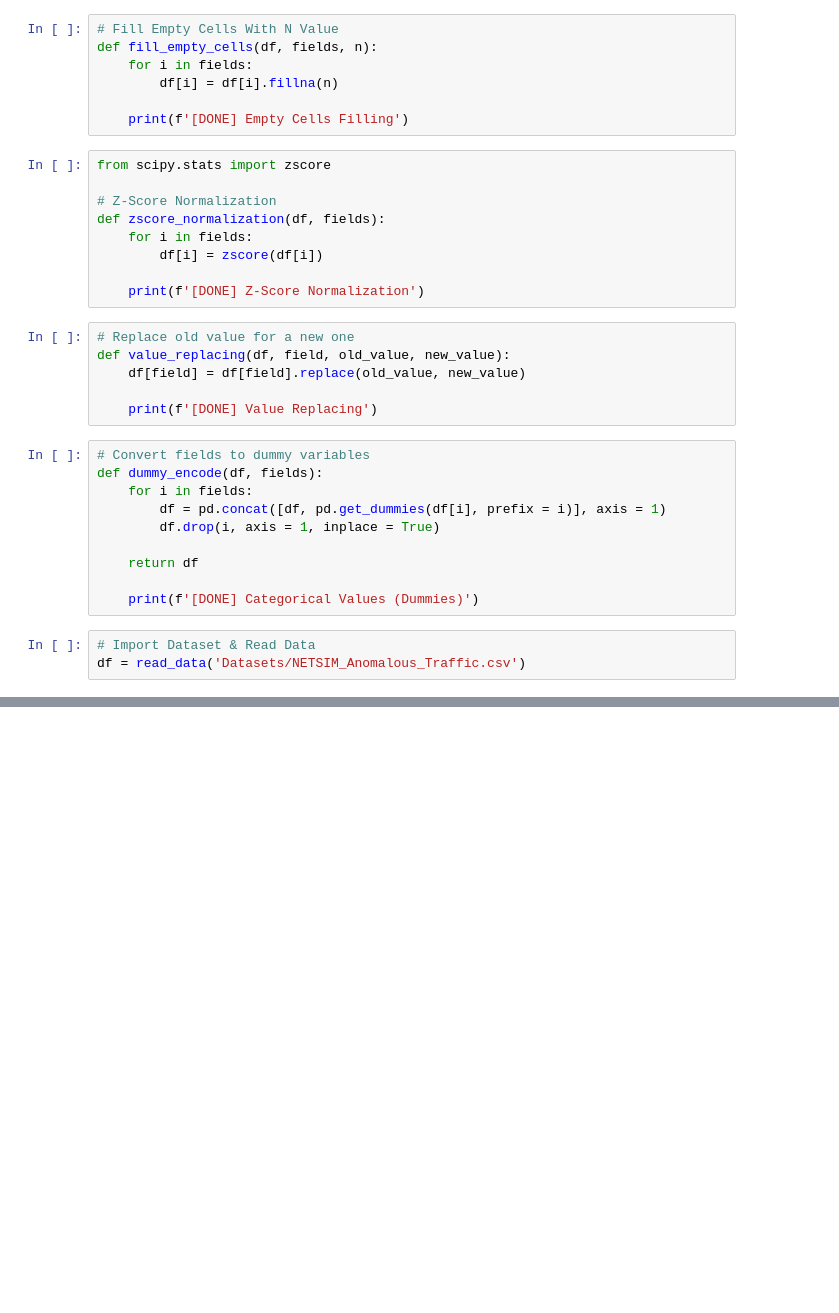
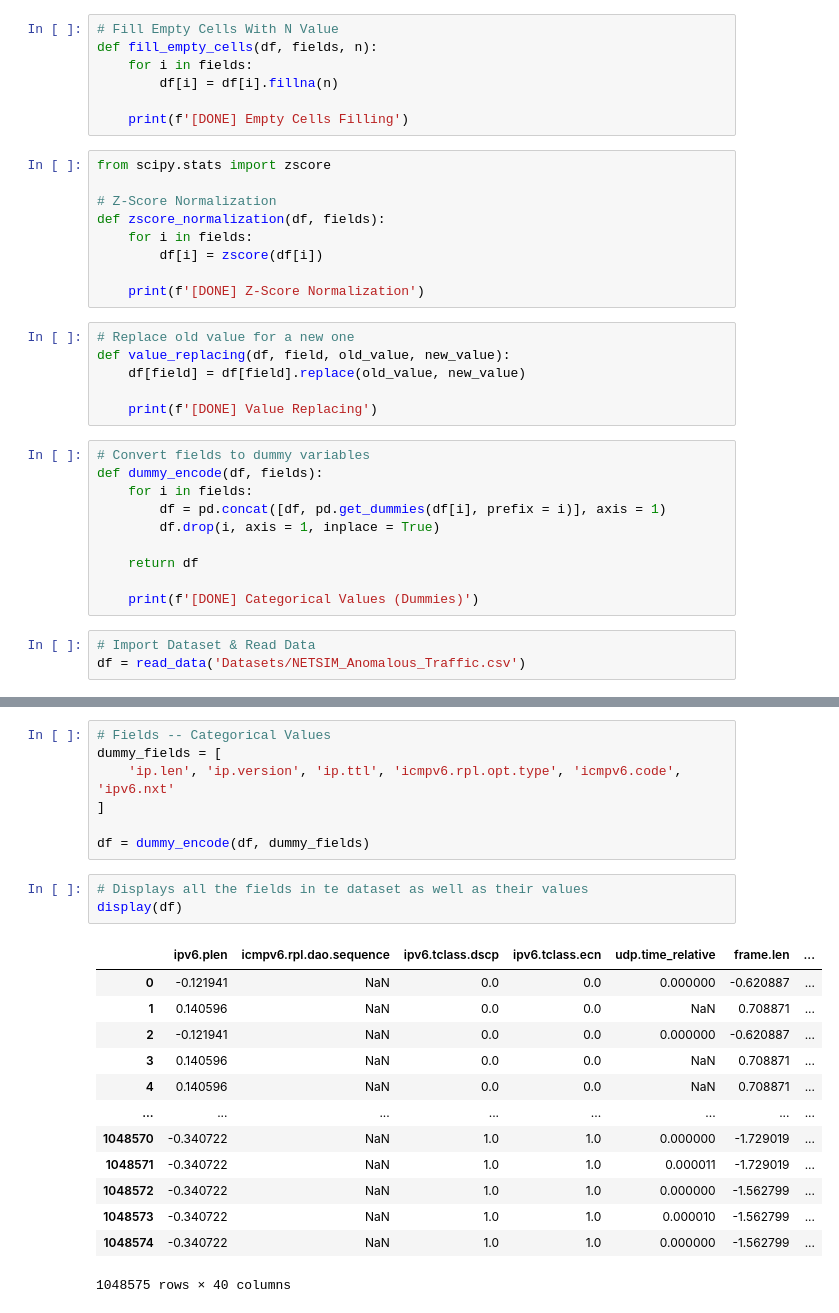
Before and after one commit to CIIC-C-T-Polytechnic-of-Leiria/IA-IoT-Security-S2X, a Jupyter notebook: Neural Networks/[NetSim] Data Encoding & Neural Network - Binary & Multiclass Classification - Version 01.ipynb, the cells around one changed output, grey strips where cells are left out. Saved outputs shown, nothing was run; the diff lists cells and outputs as text; blank space fills up the shorter version.

```diff
--- a/Neural Networks/[NetSim] Data Encoding & Neural Network - Binary & Multiclass Classification - Version 01.ipynb
+++ b/Neural Networks/[NetSim] Data Encoding & Neural Network - Binary & Multiclass Classification - Version 01.ipynb
@@ -148,0 +201,24 @@ display(df)
+# %%
+# Fields -- Categorical Values
+dummy_fields = [
+    'ip.len', 'ip.version', 'ip.ttl', 'icmpv6.rpl.opt.type', 'icmpv6.code', 'ipv6.nxt'
+]
+
+df = dummy_encode(df, dummy_fields)
+# %%
+# Displays all the fields in te dataset as well as their values
+display(df)
+# %% [output]
+|  | ipv6.plen | icmpv6.rpl.dao.sequence | ipv6.tclass.dscp | ipv6.tclass.ecn | udp.time_relative | frame.len | ... |
+| 0 | -0.121941 | NaN | 0.0 | 0.0 | 0.000000 | -0.620887 | ... |
+| 1 | 0.140596 | NaN | 0.0 | 0.0 | NaN | 0.708871 | ... |
+| 2 | -0.121941 | NaN | 0.0 | 0.0 | 0.000000 | -0.620887 | ... |
+| 3 | 0.140596 | NaN | 0.0 | 0.0 | NaN | 0.708871 | ... |
+| 4 | 0.140596 | NaN | 0.0 | 0.0 | NaN | 0.708871 | ... |
+| ... | ... | ... | ... | ... | ... | ... | ... |
+| 1048570 | -0.340722 | NaN | 1.0 | 1.0 | 0.000000 | -1.729019 | ... |
+| 1048571 | -0.340722 | NaN | 1.0 | 1.0 | 0.000011 | -1.729019 | ... |
+| 1048572 | -0.340722 | NaN | 1.0 | 1.0 | 0.000000 | -1.562799 | ... |
+| 1048573 | -0.340722 | NaN | 1.0 | 1.0 | 0.000010 | -1.562799 | ... |
+| 1048574 | -0.340722 | NaN | 1.0 | 1.0 | 0.000000 | -1.562799 | ... |
+1048575 rows × 40 columns
```
Also changed, not shown: parts of 13 cells of this notebook.
